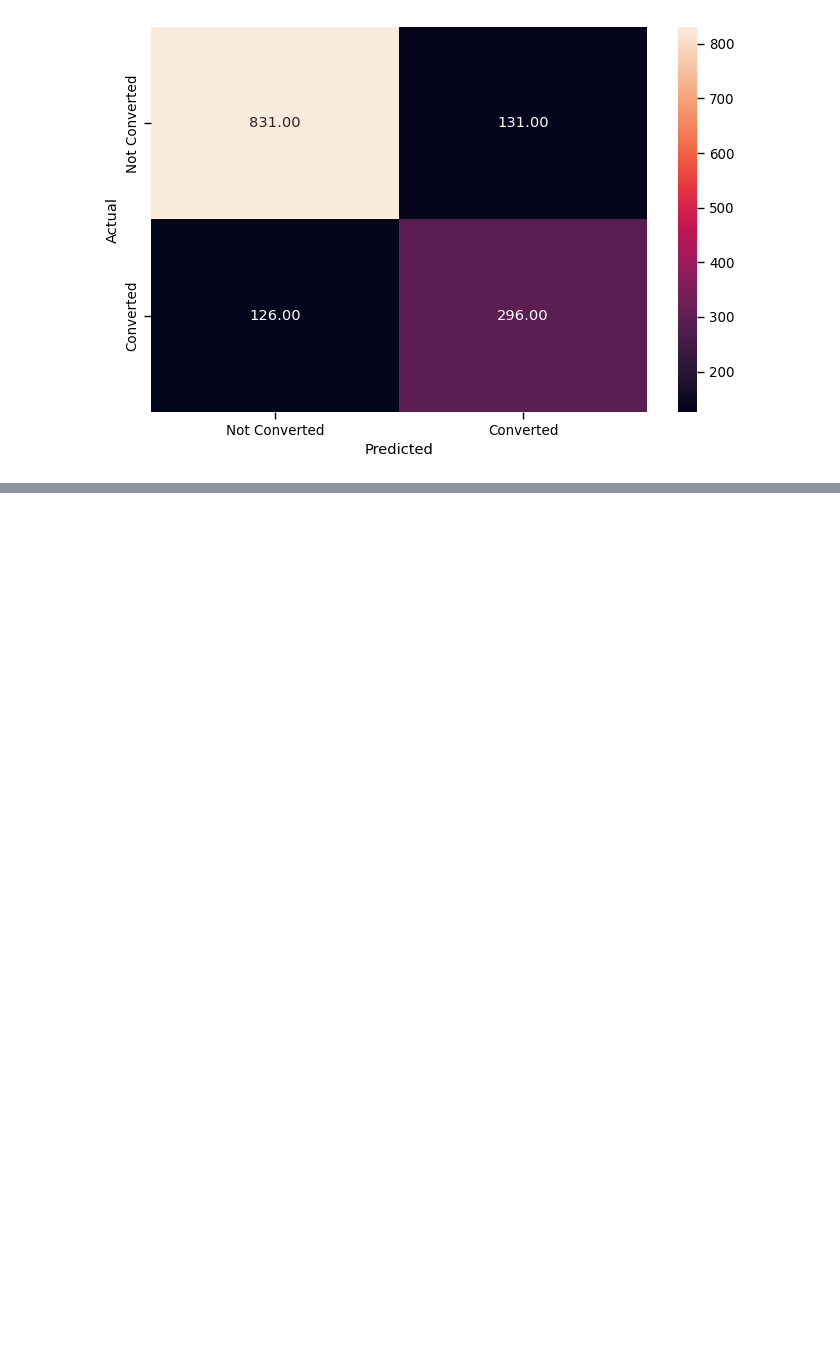
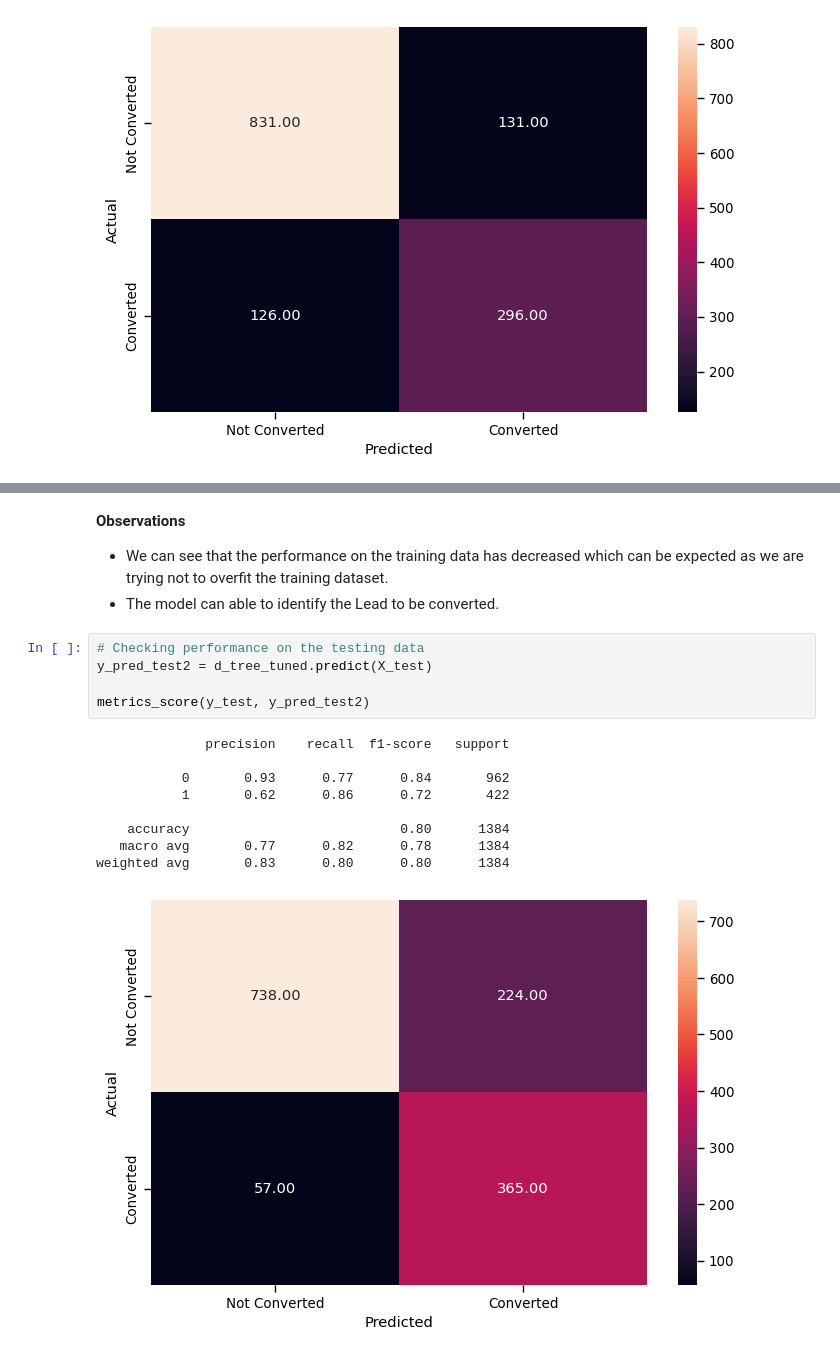
Before and after one commit to hounfodji/for_data_and_ai, a Jupyter notebook: potential_customers_prediction/main.ipynb, the cells around one changed output, grey strips where cells are left out. Cells and saved outputs as stored; diff of their text form; blank space fills up the shorter version.

```diff
--- a/potential_customers_prediction/main.ipynb
+++ b/potential_customers_prediction/main.ipynb
@@ -834,0 +884,19 @@ To set the class_weight hyperparameter with the value to
+# %% [markdown]
+**Observations**
+- We can see that the performance on the training data has decreased which can be expected as we are trying not to overfit the training dataset.
+- The model can able to identify the Lead to be converted.
+# %%
+# Checking performance on the testing data
+y_pred_test2 = d_tree_tuned.predict(X_test)
+
+metrics_score(y_test, y_pred_test2)
+# %% [output]
+              precision    recall  f1-score   support
+
+           0       0.93      0.77      0.84       962
+           1       0.62      0.86      0.72       422
+
+    accuracy                           0.80      1384
+   macro avg       0.77      0.82      0.78      1384
+weighted avg       0.83      0.80      0.80      1384
+[figure, added]
```
Also changed, not shown: parts of 30 cells of this notebook.
